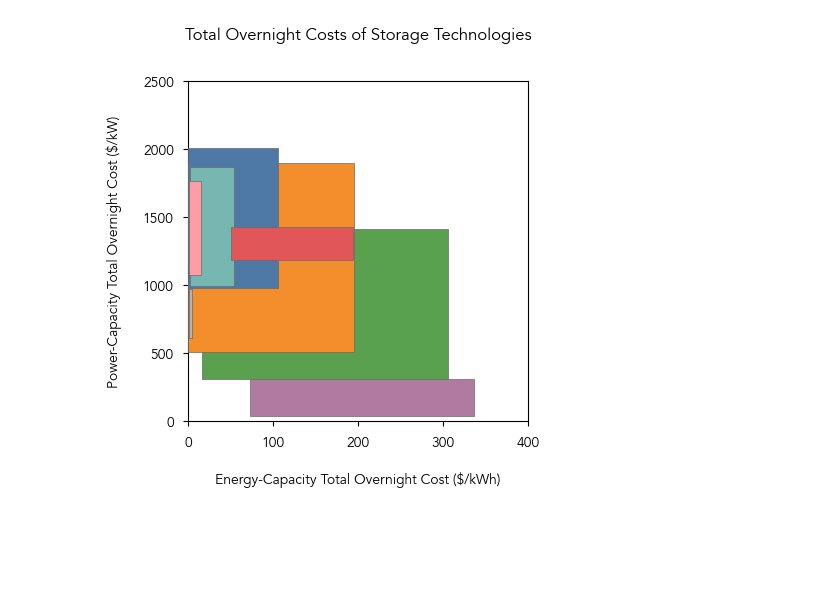
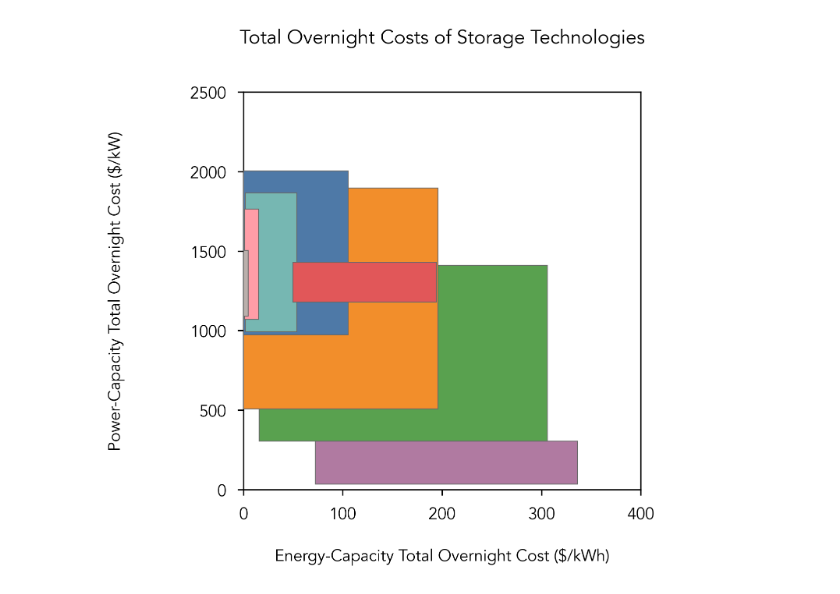
Before and after one commit to carnegie/MEM_public, a Jupyter notebook: Making_Figures/Fig_1_Ranges_of_Energy_and_Power-Capacity_Costs.ipynb, the cells around one changed output. Saved outputs shown, nothing was run; the diff lists cells and outputs as text; code cells hidden in the pictures; blank space fills up the shorter version.

```diff
--- a/Making_Figures/Fig_1_Ranges_of_Energy_and_Power-Capacity_Costs.ipynb
+++ b/Making_Figures/Fig_1_Ranges_of_Energy_and_Power-Capacity_Costs.ipynb
@@ -68,7 +71,7 @@ gray = '#bab0ac'
 
 tech_names = ['Li-ion', 'Vanadium RFB', 'PSH', 'Gravitational', 'Thermal', 'CAES', 'Metal-Air', 'PGP']
 color_list = [purple, green, darkblue, red, orange, lightblue, gray, pink]
-order_of_plotting = [0, 1, 4, 7, 3, 5, 4, 5]
+order_of_plotting = [0, 1, 4, 6, 3, 4, 7, 4]
 # %%
 file_name = '../Summary_of_Storage_Tech_Costs.xlsx'
 sheet1 = 'Total Overnight Costs' # 'toc'
@@ -97,39 +100,39 @@ def pie_chart(ax, index, tech_name, energy_midpoint, power_midpoint, RTE):
 mm = 1/25.4 # millimeters in inches
 fig_w = 112*mm
 fig_h = 112*mm
-fig = plt.subplots(nrows=1,ncols=1, figsize=(fig_w,fig_h))
+fig = plt.subplots(nrows=1,ncols=1, figsize=(fig_w,fig_h), dpi=300)
 
 #########################################
 #         Total Installed Costs         #
 #########################################
 
 ax1 = plt.subplot2grid((1, 1), (0, 0), colspan=1, rowspan=1)
 ax1.set_title('Total Overnight Costs of Storage Technologies')
 ax1.set_xlabel('Energy-Capacity Total Overnight Cost ($/kWh)')
-ax1.set_ylabel('Power-Capacity Total Overnight Cost ($/kW)')
+ax1.set_ylabel('Power-Capacity Total Overnight Cost ($/kW)', labelpad=40)
 max_energy_tic = 400
 max_power_tic = 2500
 ax1.set_xlim(0, max_energy_tic)
 ax1.set_ylim(0, max_power_tic)
 ax1.set_xticks([0, 100, 200, 300, 400])
 
 # Draw rectangles and pie charts
 
 for i, tech_name in enumerate(tech_names):
     tech_tic = toc.iloc[i]
     energy_midpoint = tech_tic['Energy Base Case']
     power_midpoint = tech_tic['Power Base Case']
 
     # Total Installed Costs
     #if i == 0 or i == 7 or i == 2:
     draw_rectangle(ax1, i, tech_name, tech_tic['Energy Low'], tech_tic['Energy High'],
                    tech_tic['Power Low'], tech_tic['Power High'], order_of_plotting[i])
 
 
 ax1.set_box_aspect(1)
 
 if not os.path.exists('Figures'):
     os.makedirs('Figures')
 plt.savefig('Figures/Fig_1_Energy_and_Power_Capacity_Costs.png', dpi=300, bbox_inches='tight')
 # %% [output]
-[figure, old version]
+[figure, new version]
```
Also changed, not shown: parts of 1 cell of this notebook, 9 other files.
